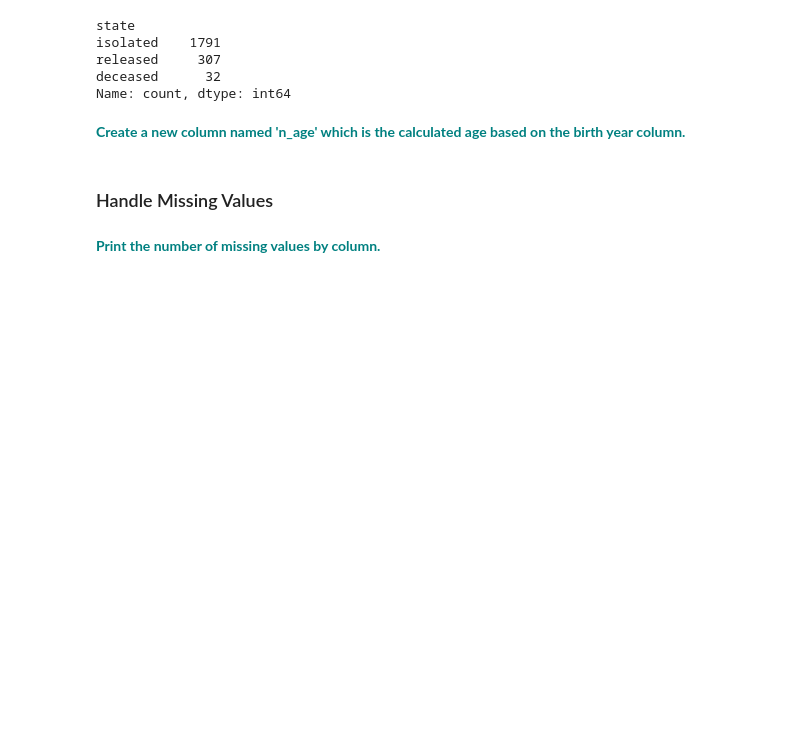
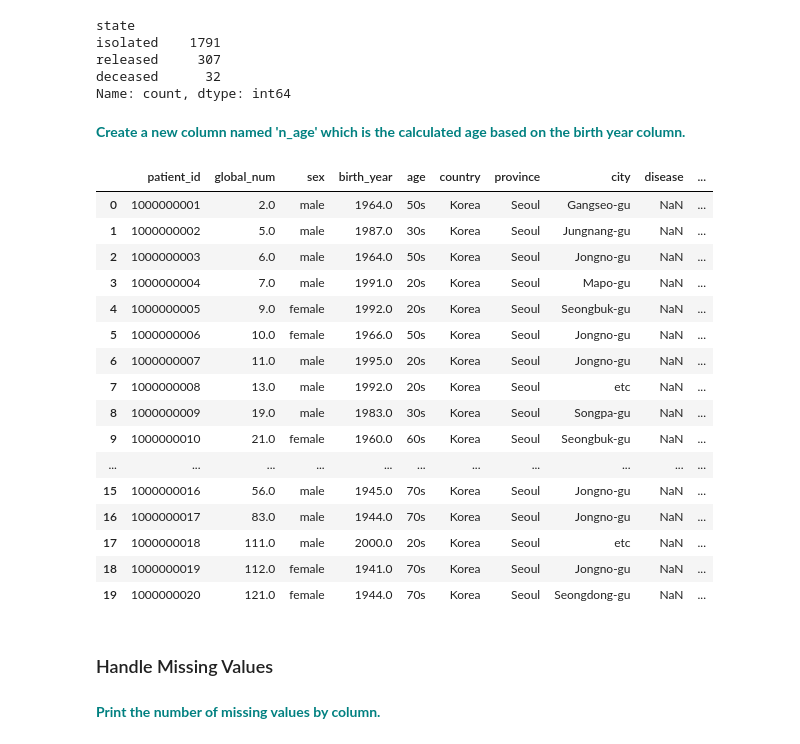
Before and after one commit to JTK112/Springboard--Joshua-D., a Jupyter notebook: RandomForest_casestudy_covid19.ipynb, the cells around one changed output. Cells and saved outputs as stored; diff of their text form; code cells hidden in the pictures; blank space fills up the shorter version.

```diff
--- a/RandomForest_casestudy_covid19.ipynb
+++ b/RandomForest_casestudy_covid19.ipynb
@@ -105,9 +105,31 @@ deceased      32
 Name: count, dtype: int64
 # %% [markdown]
  **<font color='teal'> Create a new column named 'n_age' which is the calculated age based on the birth year column.</font>**
-# %%
-current_year = 2023
-df["n_age"] = current_year - df["birth_year"]
+# %%
+df.disease.value_counts()
+now = datetime.now()
+df['n_age'] = now.year - df['birth_year']
+df.head(20)
+#current_year = 2023
+#df["n_age"] = current_year - df["birth_year"]
+# %% [output]
+|  | patient_id | global_num | sex | birth_year | age | country | province | city | disease | ... |
+| 0 | 1000000001 | 2.0 | male | 1964.0 | 50s | Korea | Seoul | Gangseo-gu | NaN | ... |
+| 1 | 1000000002 | 5.0 | male | 1987.0 | 30s | Korea | Seoul | Jungnang-gu | NaN | ... |
+| 2 | 1000000003 | 6.0 | male | 1964.0 | 50s | Korea | Seoul | Jongno-gu | NaN | ... |
+| 3 | 1000000004 | 7.0 | male | 1991.0 | 20s | Korea | Seoul | Mapo-gu | NaN | ... |
+| 4 | 1000000005 | 9.0 | female | 1992.0 | 20s | Korea | Seoul | Seongbuk-gu | NaN | ... |
+| 5 | 1000000006 | 10.0 | female | 1966.0 | 50s | Korea | Seoul | Jongno-gu | NaN | ... |
+| 6 | 1000000007 | 11.0 | male | 1995.0 | 20s | Korea | Seoul | Jongno-gu | NaN | ... |
+| 7 | 1000000008 | 13.0 | male | 1992.0 | 20s | Korea | Seoul | etc | NaN | ... |
+| 8 | 1000000009 | 19.0 | male | 1983.0 | 30s | Korea | Seoul | Songpa-gu | NaN | ... |
+| 9 | 1000000010 | 21.0 | female | 1960.0 | 60s | Korea | Seoul | Seongbuk-gu | NaN | ... |
+| ... | ... | ... | ... | ... | ... | ... | ... | ... | ... | ... |
+| 15 | 1000000016 | 56.0 | male | 1945.0 | 70s | Korea | Seoul | Jongno-gu | NaN | ... |
+| 16 | 1000000017 | 83.0 | male | 1944.0 | 70s | Korea | Seoul | Jongno-gu | NaN | ... |
+| 17 | 1000000018 | 111.0 | male | 2000.0 | 20s | Korea | Seoul | etc | NaN | ... |
+| 18 | 1000000019 | 112.0 | female | 1941.0 | 70s | Korea | Seoul | Jongno-gu | NaN | ... |
+| 19 | 1000000020 | 121.0 | female | 1944.0 | 70s | Korea | Seoul | Seongdong-gu | NaN | ... |
 # %% [markdown]
 ### Handle Missing Values
 # %% [markdown]
```
Also changed, not shown: parts of 24 cells of this notebook.
